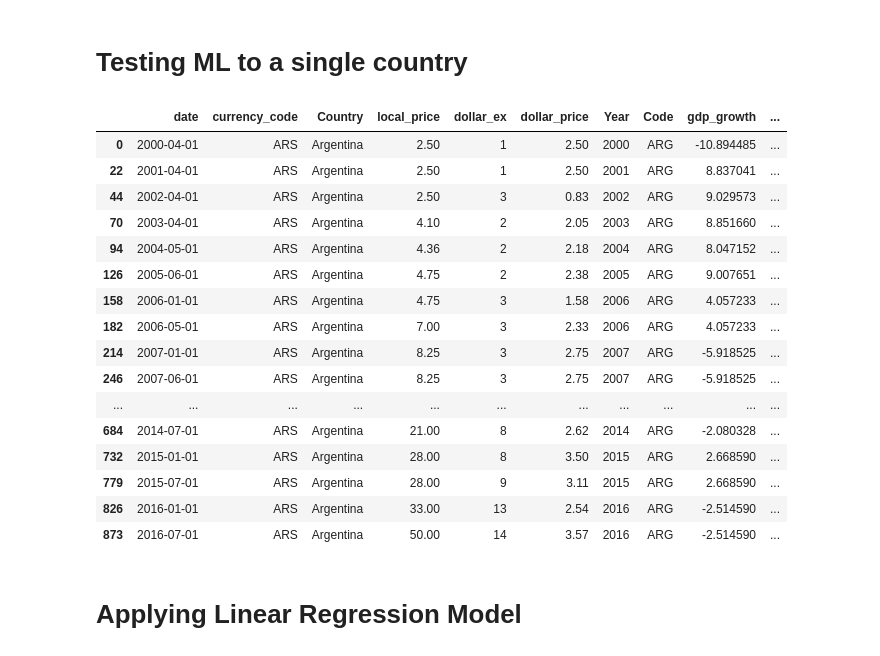
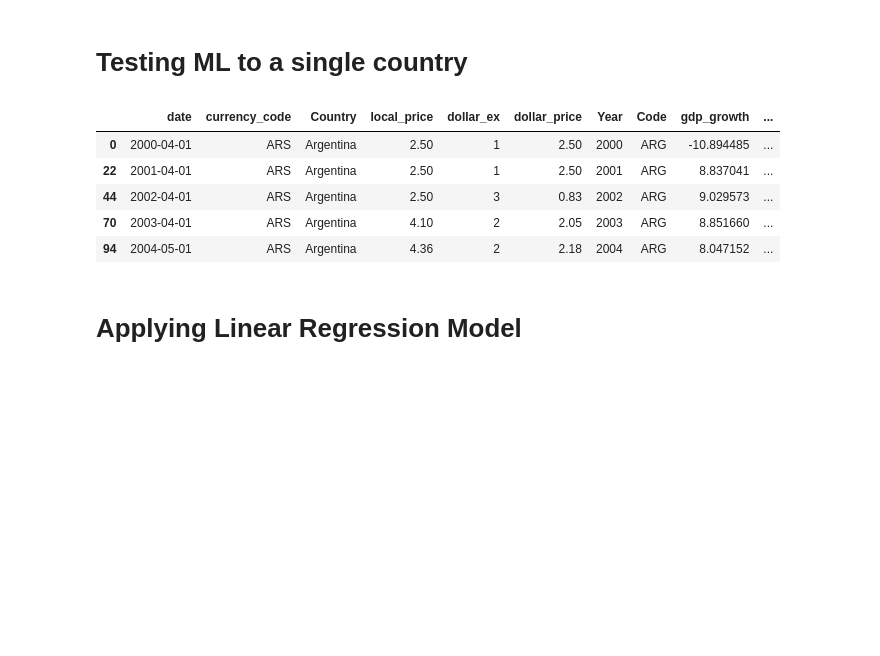
Before and after one commit to bolwerk-b/Final-Project, a Jupyter notebook: machine learning/Machine_Learning_three_regression_models-test.ipynb, the cells around one changed output. Cells and saved outputs as stored; diff of their text form; code cells hidden in the pictures; blank space fills up the shorter version.

```diff
--- a/machine learning/Machine_Learning_three_regression_models-test.ipynb
+++ b/machine learning/Machine_Learning_three_regression_models-test.ipynb
@@ -57,25 +57,14 @@ df.describe()
 # Creating a new Dataframe containing entries from Argentina
 df_Argentina = df.loc[df['Country'] == "Argentina"]
 # %%
-df_Argentina
+df_Argentina.head(5)
 # %% [output]
 |  | date | currency_code | Country | local_price | dollar_ex | dollar_price | Year | Code | gdp_growth | ... |
 | 0 | 2000-04-01 | ARS | Argentina | 2.50 | 1 | 2.50 | 2000 | ARG | -10.894485 | ... |
 | 22 | 2001-04-01 | ARS | Argentina | 2.50 | 1 | 2.50 | 2001 | ARG | 8.837041 | ... |
 | 44 | 2002-04-01 | ARS | Argentina | 2.50 | 3 | 0.83 | 2002 | ARG | 9.029573 | ... |
 | 70 | 2003-04-01 | ARS | Argentina | 4.10 | 2 | 2.05 | 2003 | ARG | 8.851660 | ... |
 | 94 | 2004-05-01 | ARS | Argentina | 4.36 | 2 | 2.18 | 2004 | ARG | 8.047152 | ... |
-| 126 | 2005-06-01 | ARS | Argentina | 4.75 | 2 | 2.38 | 2005 | ARG | 9.007651 | ... |
-| 158 | 2006-01-01 | ARS | Argentina | 4.75 | 3 | 1.58 | 2006 | ARG | 4.057233 | ... |
-| 182 | 2006-05-01 | ARS | Argentina | 7.00 | 3 | 2.33 | 2006 | ARG | 4.057233 | ... |
-| 214 | 2007-01-01 | ARS | Argentina | 8.25 | 3 | 2.75 | 2007 | ARG | -5.918525 | ... |
-| 246 | 2007-06-01 | ARS | Argentina | 8.25 | 3 | 2.75 | 2007 | ARG | -5.918525 | ... |
-| ... | ... | ... | ... | ... | ... | ... | ... | ... | ... | ... |
-| 684 | 2014-07-01 | ARS | Argentina | 21.00 | 8 | 2.62 | 2014 | ARG | -2.080328 | ... |
-| 732 | 2015-01-01 | ARS | Argentina | 28.00 | 8 | 3.50 | 2015 | ARG | 2.668590 | ... |
-| 779 | 2015-07-01 | ARS | Argentina | 28.00 | 9 | 3.11 | 2015 | ARG | 2.668590 | ... |
-| 826 | 2016-01-01 | ARS | Argentina | 33.00 | 13 | 2.54 | 2016 | ARG | -2.514590 | ... |
-| 873 | 2016-07-01 | ARS | Argentina | 50.00 | 14 | 3.57 | 2016 | ARG | -2.514590 | ... |
 # %% [markdown]
 # Applying Linear Regression Model
 # %%
```
Also changed, not shown: parts of 20 cells of this notebook.
